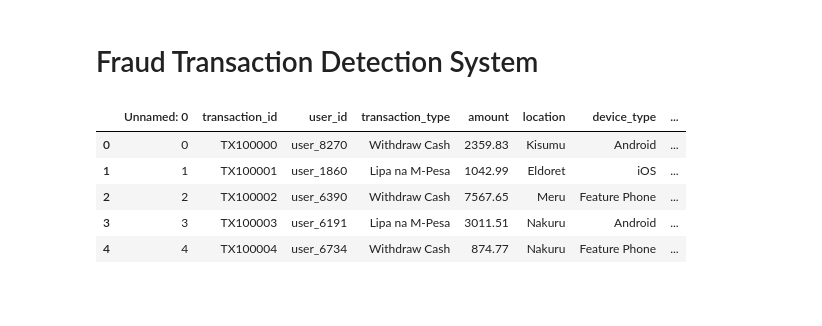
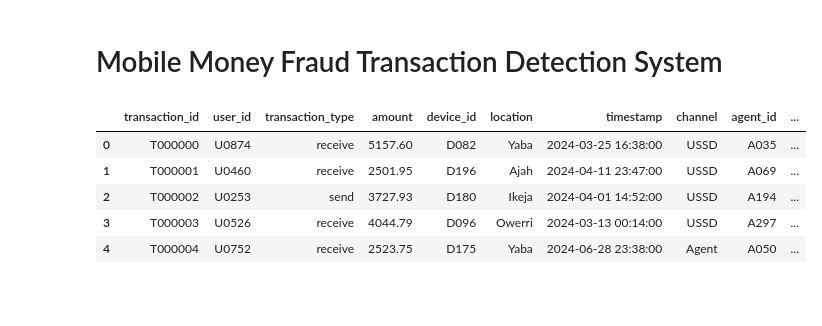
Before and after one commit to promibe/M-Pesa-Fraud-Transaction-Detection-System-, a Jupyter notebook: Fraud_detection.ipynb, the cells around one changed output. Drawn from its saved outputs; the diff is of its cells as text; code cells hidden in the pictures.

Commit message:
mobile_money_transactions

```diff
--- a/Fraud_detection.ipynb
+++ b/Fraud_detection.ipynb
@@ -1,5 +1,5 @@
 # %% [markdown]
-# Fraud Transaction Detection System
+# Mobile Money Fraud Transaction Detection System
 # %%
 import pandas as pd
 import numpy as np
@@ -8,12 +11,12 @@ import plotly.express as px
 # %%
-df = pd.read_csv('kenya_fraud_detection.csv')
+df = pd.read_csv('mobile_money_transactions.csv')
 df.head()
 # %% [output]
-|  | Unnamed: 0 | transaction_id | user_id | transaction_type | amount | location | device_type | ... |
-| 0 | 0 | TX100000 | user_8270 | Withdraw Cash | 2359.83 | Kisumu | Android | ... |
-| 1 | 1 | TX100001 | user_1860 | Lipa na M-Pesa | 1042.99 | Eldoret | iOS | ... |
-| 2 | 2 | TX100002 | user_6390 | Withdraw Cash | 7567.65 | Meru | Feature Phone | ... |
-| 3 | 3 | TX100003 | user_6191 | Lipa na M-Pesa | 3011.51 | Nakuru | Android | ... |
-| 4 | 4 | TX100004 | user_6734 | Withdraw Cash | 874.77 | Nakuru | Feature Phone | ... |
+|  | transaction_id | user_id | transaction_type | amount | device_id | location | timestamp | channel | agent_id | ... |
+| 0 | T000000 | U0874 | receive | 5157.60 | D082 | Yaba | 2024-03-25 16:38:00 | USSD | A035 | ... |
+| 1 | T000001 | U0460 | receive | 2501.95 | D196 | Ajah | 2024-04-11 23:47:00 | USSD | A069 | ... |
+| 2 | T000002 | U0253 | send | 3727.93 | D180 | Ikeja | 2024-04-01 14:52:00 | USSD | A194 | ... |
+| 3 | T000003 | U0526 | receive | 4044.79 | D096 | Owerri | 2024-03-13 00:14:00 | USSD | A297 | ... |
+| 4 | T000004 | U0752 | receive | 2523.75 | D175 | Yaba | 2024-06-28 23:38:00 | Agent | A050 | ... |
 # %% [markdown]
 ##
```
Also changed, not shown: parts of 16 cells of this notebook, 3 other files.
